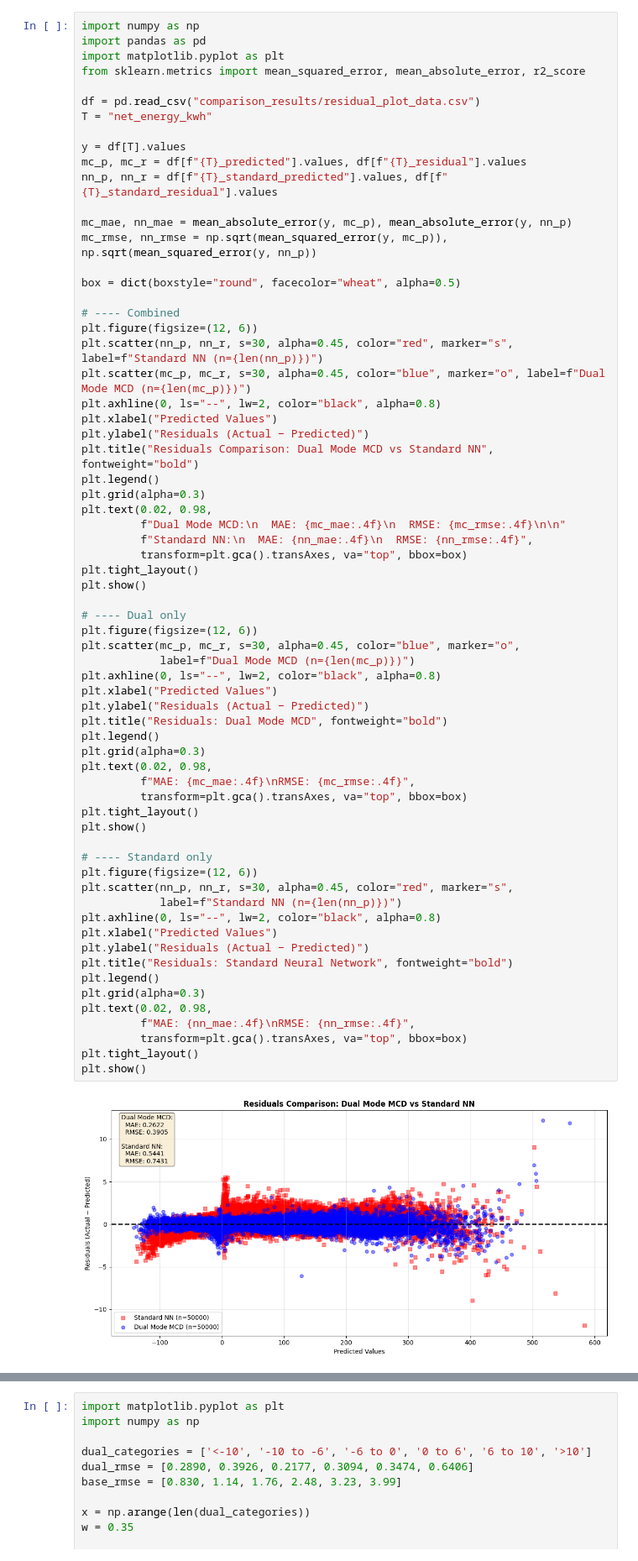
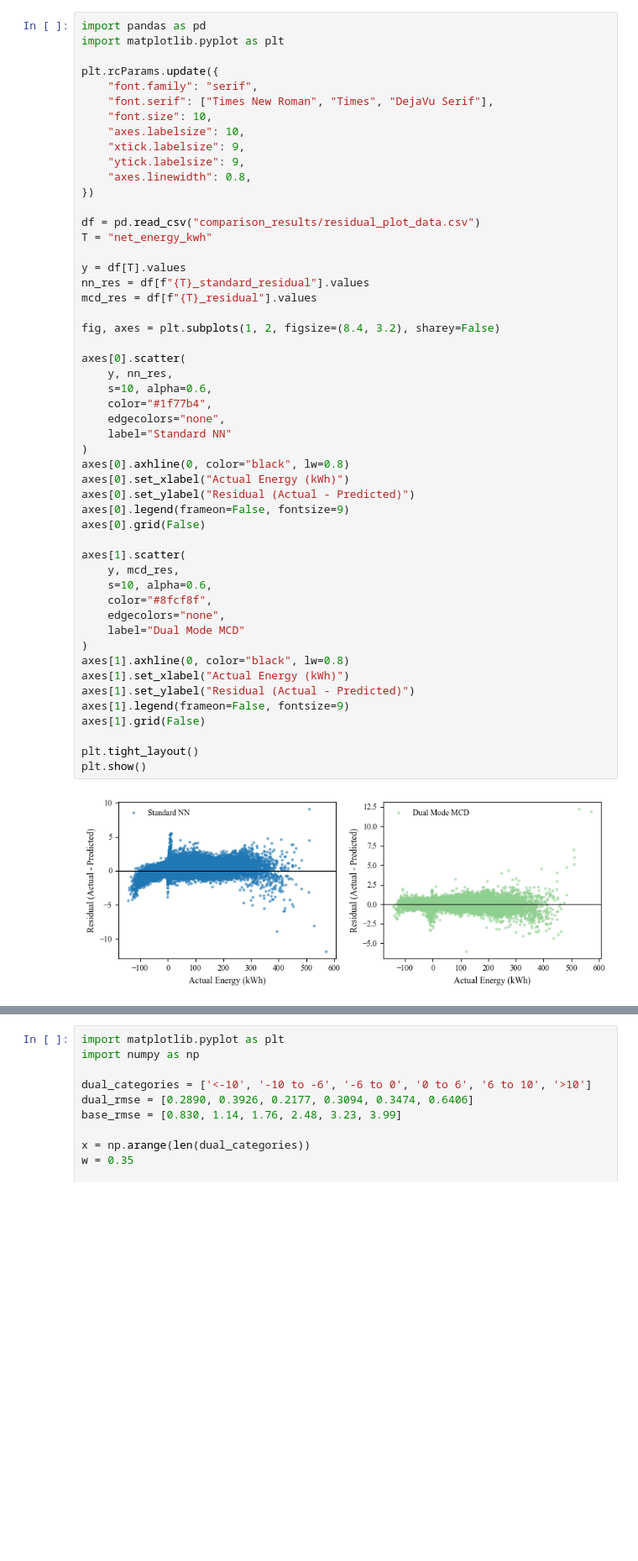
Before and after one commit to idklol22/checkp1, a Jupyter notebook: full_graphing.ipynb, the cells around one changed output, grey strips where cells are left out. Shown at 84% size. Cells and saved outputs as stored; diff of their text form; blank space fills up the shorter version.

Commit message:
graph colouring

```diff
--- a/full_graphing.ipynb
+++ b/full_graphing.ipynb
@@ -1,68 +1,53 @@
 # %%
-import numpy as np
 import pandas as pd
 import matplotlib.pyplot as plt
-from sklearn.metrics import mean_squared_error, mean_absolute_error, r2_score
+
+plt.rcParams.update({
+    "font.family": "serif",
+    "font.serif": ["Times New Roman", "Times", "DejaVu Serif"],
+    "font.size": 10,
+    "axes.labelsize": 10,
+    "xtick.labelsize": 9,
+    "ytick.labelsize": 9,
+    "axes.linewidth": 0.8,
+})
 
 df = pd.read_csv("comparison_results/residual_plot_data.csv")
 T = "net_energy_kwh"
 
 y = df[T].values
-mc_p, mc_r = df[f"{T}_predicted"].values, df[f"{T}_residual"].values
-nn_p, nn_r = df[f"{T}_standard_predicted"].values, df[f"{T}_standard_residual"].values
+nn_res = df[f"{T}_standard_residual"].values
+mcd_res = df[f"{T}_residual"].values
 
-mc_mae, nn_mae = mean_absolute_error(y, mc_p), mean_absolute_error(y, nn_p)
-mc_rmse, nn_rmse = np.sqrt(mean_squared_error(y, mc_p)), np.sqrt(mean_squared_error(y, nn_p))
+fig, axes = plt.subplots(1, 2, figsize=(8.4, 3.2), sharey=False)
 
-box = dict(boxstyle="round", facecolor="wheat", alpha=0.5)
+axes[0].scatter(
+    y, nn_res,
+    s=10, alpha=0.6,
+    color="#1f77b4",
+    edgecolors="none",
+    label="Standard NN"
+)
+axes[0].axhline(0, color="black", lw=0.8)
+axes[0].set_xlabel("Actual Energy (kWh)")
+axes[0].set_ylabel("Residual (Actual - Predicted)")
+axes[0].legend(frameon=False, fontsize=9)
+axes[0].grid(False)
 
-# ---- Combined
-plt.figure(figsize=(12, 6))
-plt.scatter(nn_p, nn_r, s=30, alpha=0.45, color="red", marker="s", label=f"Standard NN (n={len(nn_p)})")
-plt.scatter(mc_p, mc_r, s=30, alpha=0.45, color="blue", marker="o", label=f"Dual Mode MCD (n={len(mc_p)})")
-plt.axhline(0, ls="--", lw=2, color="black", alpha=0.8)
-plt.xlabel("Predicted Values")
-plt.ylabel("Residuals (Actual − Predicted)")
-plt.title("Residuals Comparison: Dual Mode MCD vs Standard NN", fontweight="bold")
-plt.legend()
-plt.grid(alpha=0.3)
-plt.text(0.02, 0.98,
-         f"Dual Mode MCD:\n  MAE: {mc_mae:.4f}\n  RMSE: {mc_rmse:.4f}\n\n"
-         f"Standard NN:\n  MAE: {nn_mae:.4f}\n  RMSE: {nn_rmse:.4f}",
-         transform=plt.gca().transAxes, va="top", bbox=box)
+axes[1].scatter(
+    y, mcd_res,
+    s=10, alpha=0.6,
+    color="#8fcf8f",
+    edgecolors="none",
+    label="Dual Mode MCD"
+)
+axes[1].axhline(0, color="black", lw=0.8)
+axes[1].set_xlabel("Actual Energy (kWh)")
+axes[1].set_ylabel("Residual (Actual - Predicted)")
+axes[1].legend(frameon=False, fontsize=9)
+axes[1].grid(False)
+
 plt.tight_layout()
 plt.show()
-
-# ---- Dual only
-plt.figure(figsize=(12, 6))
-plt.scatter(mc_p, mc_r, s=30, alpha=0.45, color="blue", marker="o",
-            label=f"Dual Mode MCD (n={len(mc_p)})")
-plt.axhline(0, ls="--", lw=2, color="black", alpha=0.8)
-plt.xlabel("Predicted Values")
-plt.ylabel("Residuals (Actual − Predicted)")
-plt.title("Residuals: Dual Mode MCD", fontweight="bold")
-plt.legend()
-plt.grid(alpha=0.3)
-plt.text(0.02, 0.98,
-         f"MAE: {mc_mae:.4f}\nRMSE: {mc_rmse:.4f}",
-         transform=plt.gca().transAxes, va="top", bbox=box)
-plt.tight_layout()
-plt.show()
-
-# ---- Standard only
-plt.figure(figsize=(12, 6))
-plt.scatter(nn_p, nn_r, s=30, alpha=0.45, color="red", marker="s",
-            label=f"Standard NN (n={len(nn_p)})")
-plt.axhline(0, ls="--", lw=2, color="black", alpha=0.8)
-plt.xlabel("Predicted Values")
-plt.ylabel("Residuals (Actual − Predicted)")
-plt.title("Residuals: Standard Neural Network", fontweight="bold")
-plt.legend()
-plt.grid(alpha=0.3)
-plt.text(0.02, 0.98,
-         f"MAE: {nn_mae:.4f}\nRMSE: {nn_rmse:.4f}",
-         transform=plt.gca().transAxes, va="top", bbox=box)
-plt.tight_layout()
-plt.show()
 # %% [output]
-[figure, old version]
+[figure, new version]
```
Also changed, not shown: parts of 2 cells of this notebook.
